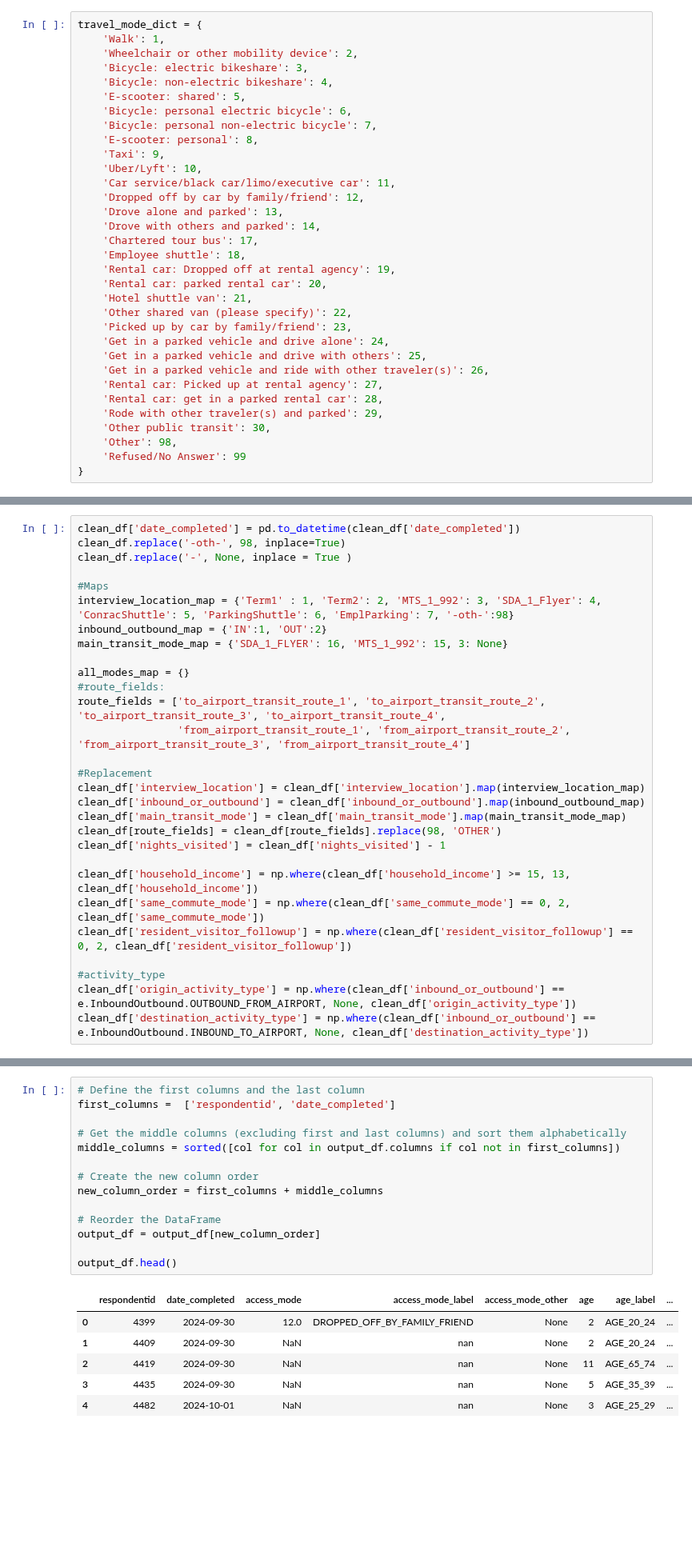
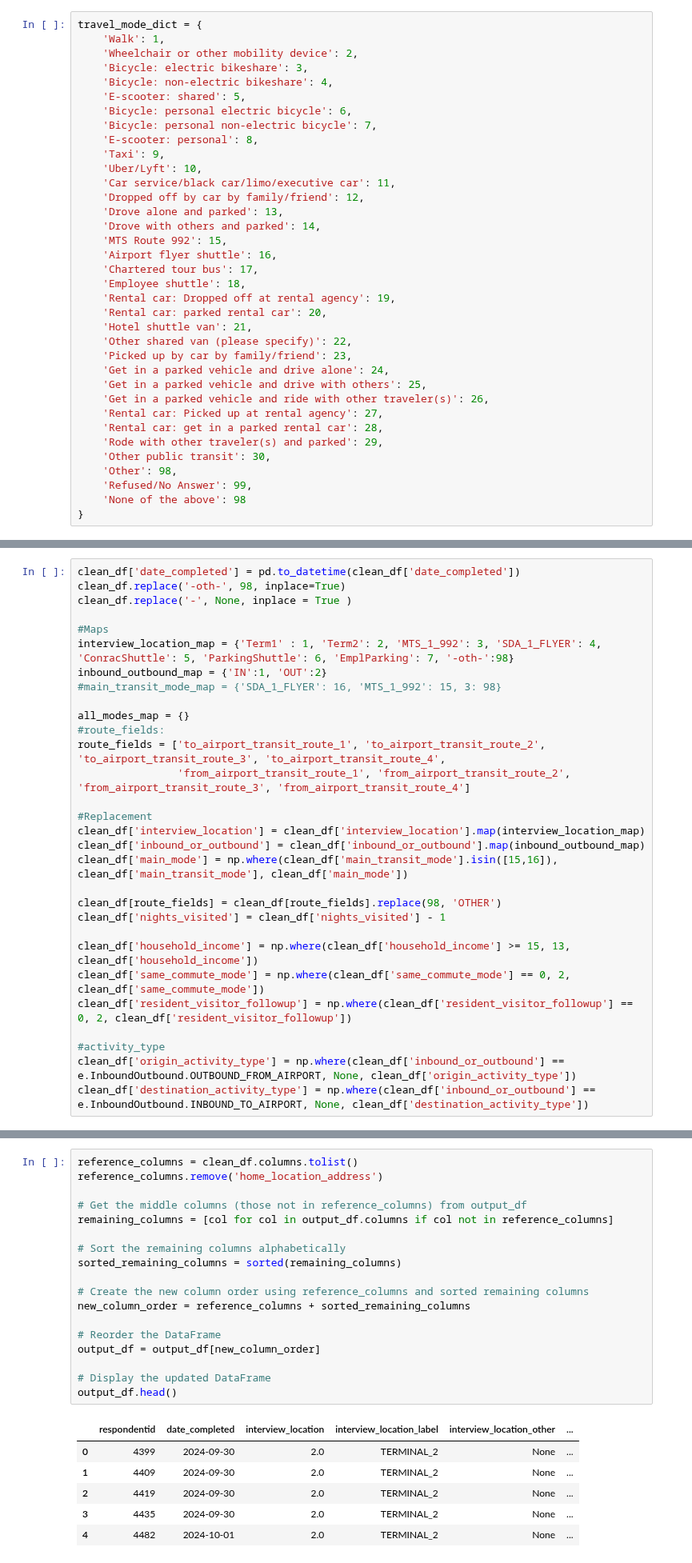
Before and after one commit to wsp-sag/Survey_Airport, a Jupyter notebook: notebooks/data-model-development-helper.ipynb, the cells around one changed output, grey strips where cells are left out. Shown at 80% size. Saved outputs shown, nothing was run; the diff lists cells and outputs as text; blank space fills up the shorter version.

Commit message:
Update main_mode and main_transit_mode

```diff
--- a/notebooks/data-model-development-helper.ipynb
+++ b/notebooks/data-model-development-helper.ipynb
@@ -152,6 +152,8 @@ travel_mode_dict = {
     'Dropped off by car by family/friend': 12,
     'Drove alone and parked': 13,
     'Drove with others and parked': 14,
+    'MTS Route 992': 15,
+    'Airport flyer shuttle': 16,
     'Chartered tour bus': 17,
     'Employee shuttle': 18,
     'Rental car: Dropped off at rental agency': 19,
@@ -167,7 +169,8 @@ travel_mode_dict = {
     'Rode with other traveler(s) and parked': 29,
     'Other public transit': 30,
     'Other': 98,
-    'Refused/No Answer': 99
+    'Refused/No Answer': 99,
+    'None of the above': 98
 }
 # %% [markdown]
 ### Modes to fix
@@ -215,9 +226,9 @@ clean_df.replace('-oth-', 98, inplace=True)
 clean_df.replace('-', None, inplace = True )
 
 #Maps
-interview_location_map = {'Term1' : 1, 'Term2': 2, 'MTS_1_992': 3, 'SDA_1_Flyer': 4, 'ConracShuttle': 5, 'ParkingShuttle': 6, 'EmplParking': 7, '-oth-':98}
+interview_location_map = {'Term1' : 1, 'Term2': 2, 'MTS_1_992': 3, 'SDA_1_FLYER': 4, 'ConracShuttle': 5, 'ParkingShuttle': 6, 'EmplParking': 7, '-oth-':98}
 inbound_outbound_map = {'IN':1, 'OUT':2}
-main_transit_mode_map = {'SDA_1_FLYER': 16, 'MTS_1_992': 15, 3: None}
+#main_transit_mode_map = {'SDA_1_FLYER': 16, 'MTS_1_992': 15, 3: 98}
 
 all_modes_map = {}
 #route_fields:
@@ -227,7 +238,8 @@ route_fields = ['to_airport_transit_route_1', 'to_airport_transit_route_2', 'to_
 #Replacement
 clean_df['interview_location'] = clean_df['interview_location'].map(interview_location_map)
 clean_df['inbound_or_outbound'] = clean_df['inbound_or_outbound'].map(inbound_outbound_map)
-clean_df['main_transit_mode'] = clean_df['main_transit_mode'].map(main_transit_mode_map)
+clean_df['main_mode'] = np.where(clean_df['main_transit_mode'].isin([15,16]), clean_df['main_transit_mode'], clean_df['main_mode'])
+
 clean_df[route_fields] = clean_df[route_fields].replace(98, 'OTHER')
 clean_df['nights_visited'] = clean_df['nights_visited'] - 1
 
@@ -397,21 +423,25 @@ output_df.shape
 # %%
-# Define the first columns and the last column
-first_columns =  ['respondentid', 'date_completed']
+reference_columns = clean_df.columns.tolist()
+reference_columns.remove('home_location_address')
 
-# Get the middle columns (excluding first and last columns) and sort them alphabetically
-middle_columns = sorted([col for col in output_df.columns if col not in first_columns])
+# Get the middle columns (those not in reference_columns) from output_df
+remaining_columns = [col for col in output_df.columns if col not in reference_columns]
 
-# Create the new column order
-new_column_order = first_columns + middle_columns
+# Sort the remaining columns alphabetically
+sorted_remaining_columns = sorted(remaining_columns)
+
+# Create the new column order using reference_columns and sorted remaining columns
+new_column_order = reference_columns + sorted_remaining_columns
 
 # Reorder the DataFrame
 output_df = output_df[new_column_order]
 
+# Display the updated DataFrame
 output_df.head()
 # %% [output]
-|  | respondentid | date_completed | access_mode | access_mode_label | access_mode_other | age | age_label | ... |
-| 0 | 4399 | 2024-09-30 | 12.0 | DROPPED_OFF_BY_FAMILY_FRIEND | None | 2 | AGE_20_24 | ... |
-| 1 | 4409 | 2024-09-30 | NaN | nan | None | 2 | AGE_20_24 | ... |
-| 2 | 4419 | 2024-09-30 | NaN | nan | None | 11 | AGE_65_74 | ... |
-| 3 | 4435 | 2024-09-30 | NaN | nan | None | 5 | AGE_35_39 | ... |
-| 4 | 4482 | 2024-10-01 | NaN | nan | None | 3 | AGE_25_29 | ... |
+|  | respondentid | date_completed | interview_location | interview_location_label | interview_location_other | ... |
+| 0 | 4399 | 2024-09-30 | 2.0 | TERMINAL_2 | None | ... |
+| 1 | 4409 | 2024-09-30 | 2.0 | TERMINAL_2 | None | ... |
+| 2 | 4419 | 2024-09-30 | 2.0 | TERMINAL_2 | None | ... |
+| 3 | 4435 | 2024-09-30 | 2.0 | TERMINAL_2 | None | ... |
+| 4 | 4482 | 2024-10-01 | 2.0 | TERMINAL_2 | None | ... |
```
Also changed, not shown: parts of 11 cells of this notebook, 4 other files.
